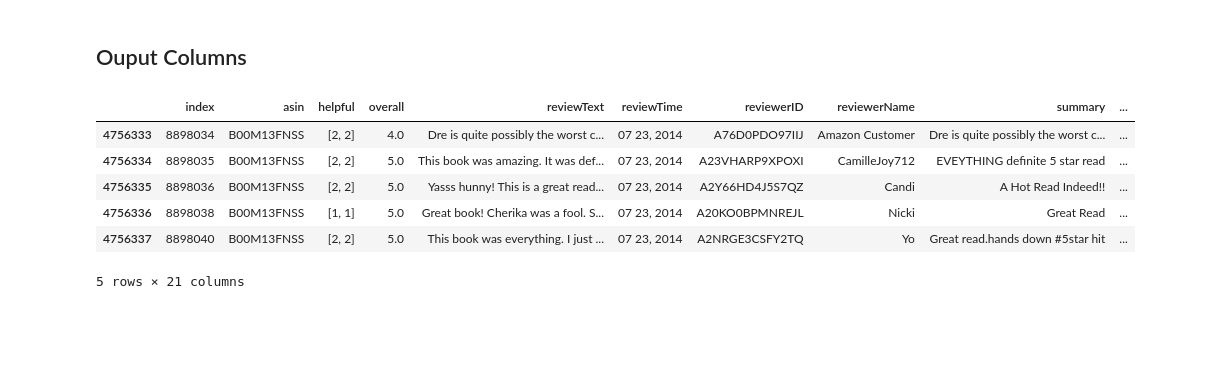
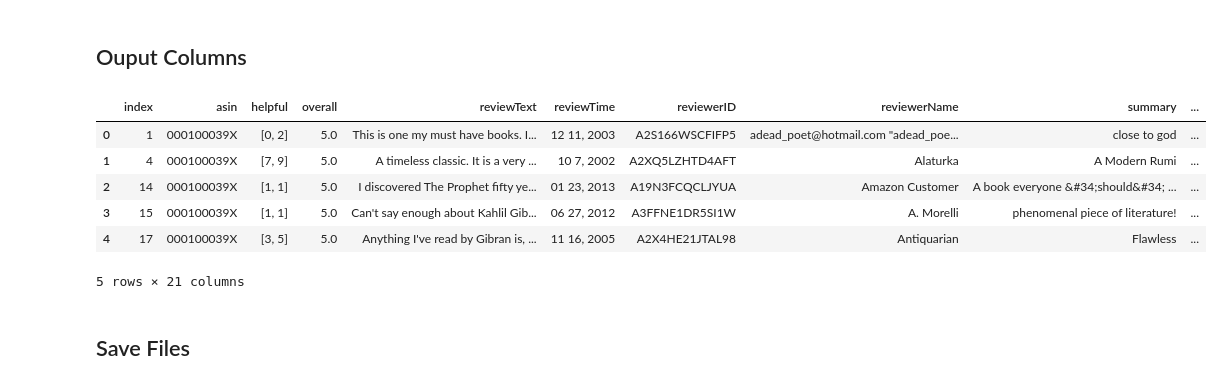
Before and after one commit to coreyjwade/Helpful_Reviews, a Jupyter notebook: Helpful_Reviews_Data_Wrangling.ipynb, the cells around one changed output. Saved outputs shown, nothing was run; the diff lists cells and outputs as text; code cells hidden in the pictures; blank space fills up the shorter version.

```diff
--- a/Helpful_Reviews_Data_Wrangling.ipynb
+++ b/Helpful_Reviews_Data_Wrangling.ipynb
@@ -592,12 +592,12 @@ hpp = 0.56
 hbp = 0.02
 # %%
 # Create weighted helpful score
-df['Helpful_Rating'] = 0.42*Helpful_Votes_Scaled + 0.56*df['Helpful_Percentage'] + 0.02*Helpful_Percentage_Book_Score
+df['Helpful_Rating'] = 0.42*Helpful_Votes_Scaled + 0.56*df['Helpful_Percentage'] + 0.02*Percentage_Helpful_Reviews
 # %% [markdown]
 I spent some time checking tables and tweaking the weights. I made additional adjustments after deciding that I would train/ test on a smaller subset with a minimum number of total reviews.
 # %%
 df['Helpful_Votes_Scaled'] = Helpful_Votes_Scaled
-df['Helpful_Percentage_Book_Score'] = Helpful_Percentage_Book_Score
+df['Percentage_Helpful_Reviews'] = Percentage_Helpful_Reviews
 # %% [markdown]
 #### Display Results
 # %%
@@ -697,20 +697,31 @@ def helpful_binary(row):
     else:
         return 1
 
-df['Helpful?'] = df.apply(helpful_binary, axis=1)
+df['Helpful'] = df.apply(helpful_binary, axis=1)
+# %%
+# Define function to populate column
+def star_ranking(row):
+    if (row['overall'] == 4.0) | (row['overall']==5.0):
+        return 1
+    else:
+        return 0
+
+df['like'] = df.apply(star_ranking, axis=1)
 # %%
-df.tail()
+df.head()
 # %% [output]
 |  | index | asin | helpful | overall | reviewText | reviewTime | reviewerID | reviewerName | summary | ... |
-| 4756333 | 8898034 | B00M13FNSS | [2, 2] | 4.0 | Dre is quite possibly the worst c... | 07 23, 2014 | A76D0PDO97IIJ | Amazon Customer | Dre is quite possibly the worst c... | ... |
-| 4756334 | 8898035 | B00M13FNSS | [2, 2] | 5.0 | This book was amazing. It was def... | 07 23, 2014 | A23VHARP9XPOXI | CamilleJoy712 | EVEYTHING definite 5 star read | ... |
-| 4756335 | 8898036 | B00M13FNSS | [2, 2] | 5.0 | Yasss hunny! This is a great read... | 07 23, 2014 | A2Y66HD4J5S7QZ | Candi | A Hot Read Indeed!! | ... |
-| 4756336 | 8898038 | B00M13FNSS | [1, 1] | 5.0 | Great book! Cherika was a fool. S... | 07 23, 2014 | A20KO0BPMNREJL | Nicki | Great Read | ... |
-| 4756337 | 8898040 | B00M13FNSS | [2, 2] | 5.0 | This book was everything. I just ... | 07 23, 2014 | A2NRGE3CSFY2TQ | Yo | Great read.hands down #5star hit | ... |
+| 0 | 1 | 000100039X | [0, 2] | 5.0 | This is one my must have books. I... | 12 11, 2003 | A2S166WSCFIFP5 | adead_poet@hotmail.com "adead_poe... | close to god | ... |
+| 1 | 4 | 000100039X | [7, 9] | 5.0 | A timeless classic. It is a very ... | 10 7, 2002 | A2XQ5LZHTD4AFT | Alaturka | A Modern Rumi | ... |
+| 2 | 14 | 000100039X | [1, 1] | 5.0 | I discovered The Prophet fifty ye... | 01 23, 2013 | A19N3FCQCLJYUA | Amazon Customer | A book everyone &#34;should&#34; ... | ... |
+| 3 | 15 | 000100039X | [1, 1] | 5.0 | Can't say enough about Kahlil Gib... | 06 27, 2012 | A3FFNE1DR5SI1W | A. Morelli | phenomenal piece of literature! | ... |
+| 4 | 17 | 000100039X | [3, 5] | 5.0 | Anything I've read by Gibran is, ... | 11 16, 2005 | A2X4HE21JTAL98 | Antiquarian | Flawless | ... |
 5 rows × 21 columns
 # %%
 df_5 = df[df['Total_Votes']>4]
 df_10 = df[df['Total_Votes']>9]
+# %% [markdown]
+## Save Files
 # %%
 df.to_csv('df.csv')
 df_5.to_csv('df_5.csv')
```
Also changed, not shown: parts of 7 cells of this notebook.
